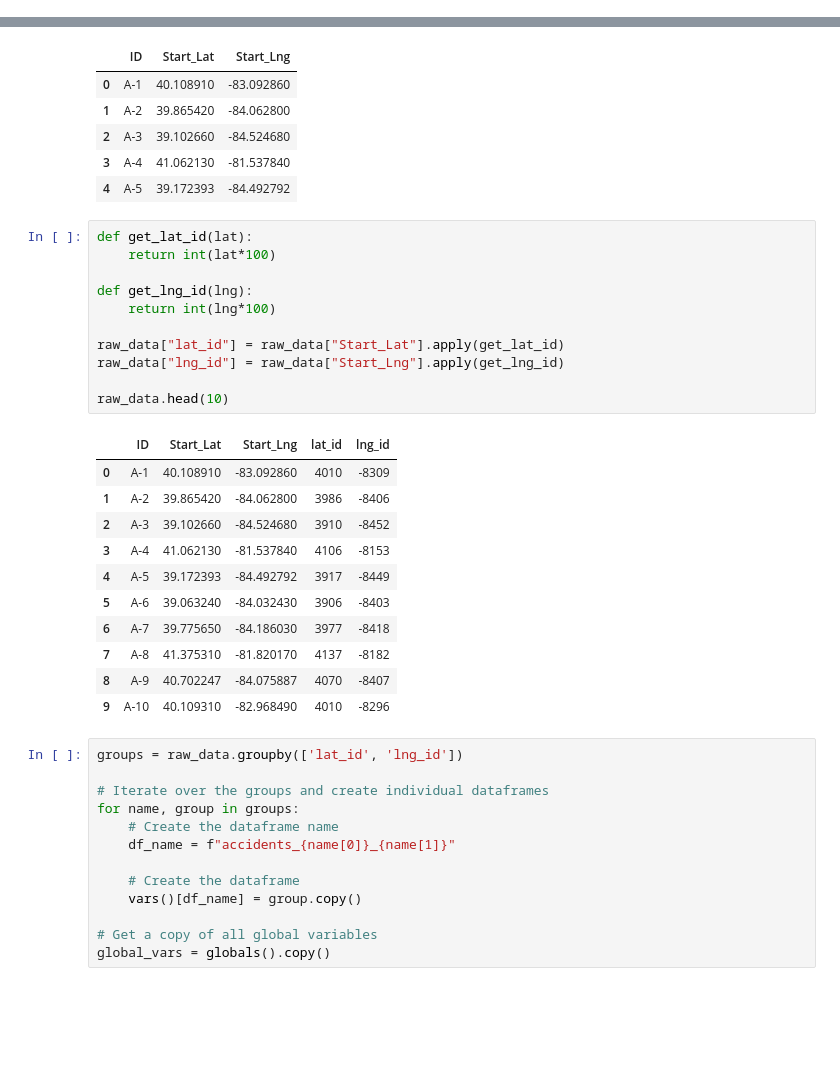
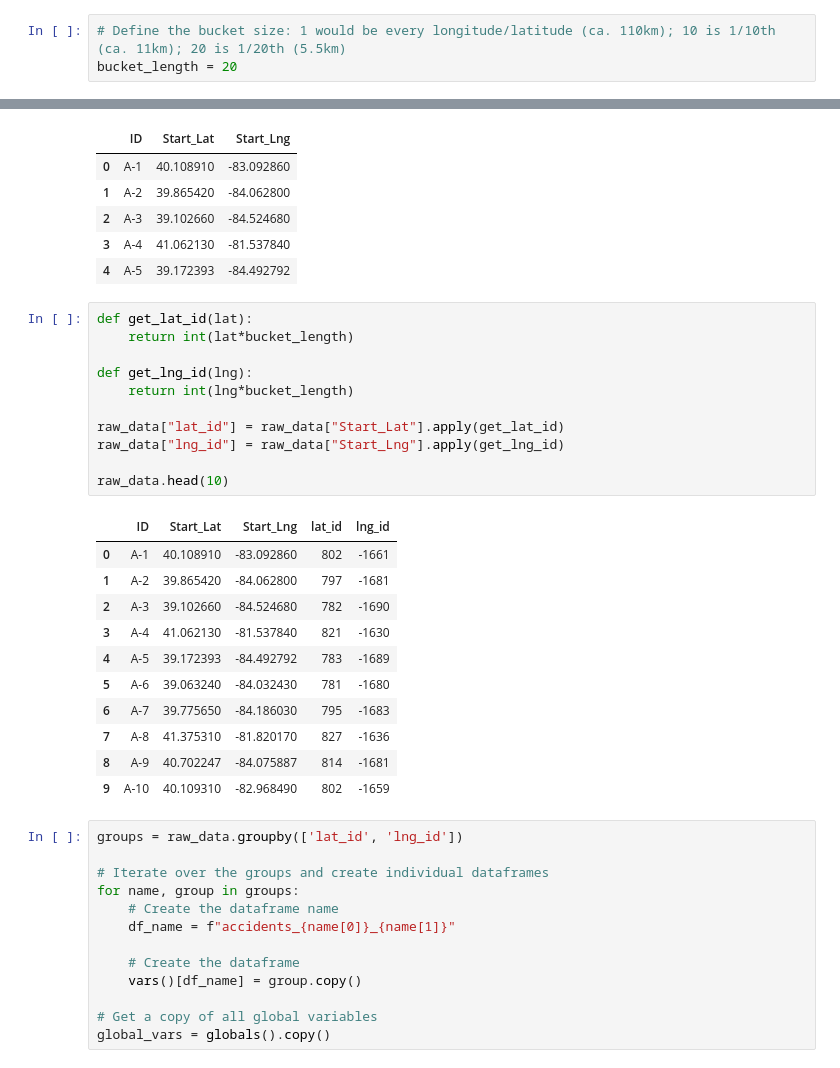
Before and after one commit to Cassidy-Gasteiger/Stay-Alive-Think-and-Drive-App, a Jupyter notebook: CSE6242_Accident_Propensity_Index_v03.ipynb, the cells around one changed output, grey strips where cells are left out. Drawn from its saved outputs; the diff is of its cells as text; blank space fills up the shorter version.

```diff
--- a/CSE6242_Accident_Propensity_Index_v03.ipynb
+++ b/CSE6242_Accident_Propensity_Index_v03.ipynb
@@ -4,3 +4,6 @@ Including efficiency features. Assumes that splines are not longer than around 1
+# %%
+# Define the bucket size: 1 would be every longitude/latitude (ca. 110km); 10 is 1/10th (ca. 11km); 20 is 1/20th (5.5km)
+bucket_length = 20
 # %%
 import pandas as pd
 import math
@@ -20,27 +23,27 @@ raw_data.head()
 | 4 | A-5 | 39.172393 | -84.492792 |
 # %%
 def get_lat_id(lat):
-    return int(lat*100)
+    return int(lat*bucket_length)
 
 def get_lng_id(lng):
-    return int(lng*100)
+    return int(lng*bucket_length)
 
 raw_data["lat_id"] = raw_data["Start_Lat"].apply(get_lat_id)
 raw_data["lng_id"] = raw_data["Start_Lng"].apply(get_lng_id)
 
 raw_data.head(10)
 # %% [output]
 |  | ID | Start_Lat | Start_Lng | lat_id | lng_id |
-| 0 | A-1 | 40.108910 | -83.092860 | 4010 | -8309 |
-| 1 | A-2 | 39.865420 | -84.062800 | 3986 | -8406 |
-| 2 | A-3 | 39.102660 | -84.524680 | 3910 | -8452 |
-| 3 | A-4 | 41.062130 | -81.537840 | 4106 | -8153 |
-| 4 | A-5 | 39.172393 | -84.492792 | 3917 | -8449 |
-| 5 | A-6 | 39.063240 | -84.032430 | 3906 | -8403 |
-| 6 | A-7 | 39.775650 | -84.186030 | 3977 | -8418 |
-| 7 | A-8 | 41.375310 | -81.820170 | 4137 | -8182 |
-| 8 | A-9 | 40.702247 | -84.075887 | 4070 | -8407 |
-| 9 | A-10 | 40.109310 | -82.968490 | 4010 | -8296 |
+| 0 | A-1 | 40.108910 | -83.092860 | 802 | -1661 |
+| 1 | A-2 | 39.865420 | -84.062800 | 797 | -1681 |
+| 2 | A-3 | 39.102660 | -84.524680 | 782 | -1690 |
+| 3 | A-4 | 41.062130 | -81.537840 | 821 | -1630 |
+| 4 | A-5 | 39.172393 | -84.492792 | 783 | -1689 |
+| 5 | A-6 | 39.063240 | -84.032430 | 781 | -1680 |
+| 6 | A-7 | 39.775650 | -84.186030 | 795 | -1683 |
+| 7 | A-8 | 41.375310 | -81.820170 | 827 | -1636 |
+| 8 | A-9 | 40.702247 | -84.075887 | 814 | -1681 |
+| 9 | A-10 | 40.109310 | -82.968490 | 802 | -1659 |
 # %%
 groups = raw_data.groupby(['lat_id', 'lng_id'])
 
```
Also changed, not shown: parts of 3 cells of this notebook, 1 other file.
